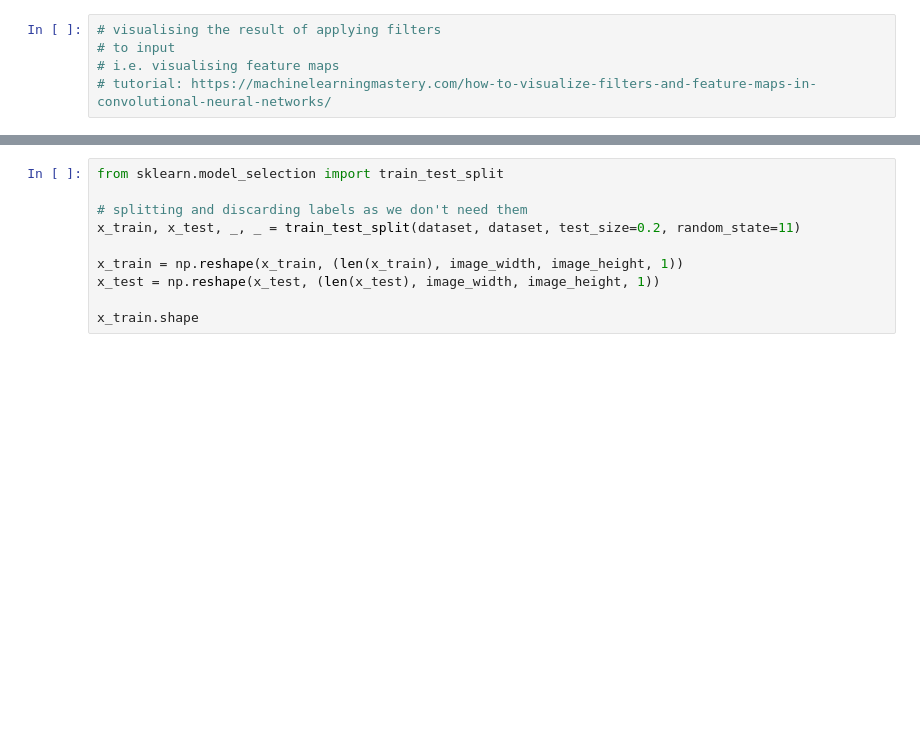
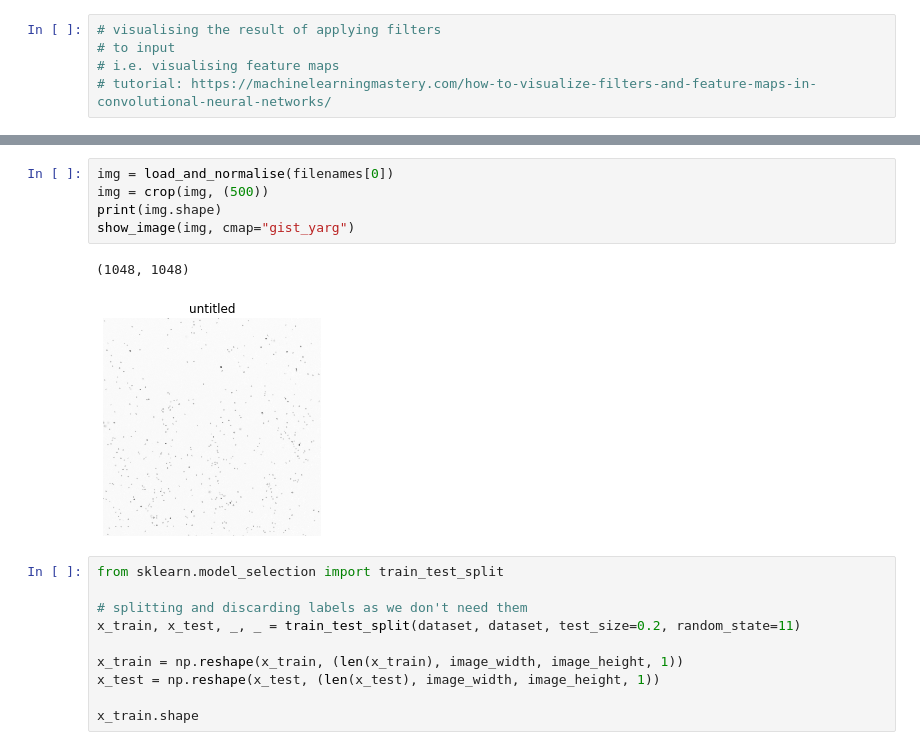
Before and after one commit to leonore/deep-learning-for-immune-cells, a Jupyter notebook: src/visualise_filters.ipynb, the cells around one changed output, grey strips where cells are left out. Saved outputs shown, nothing was run; the diff lists cells and outputs as text; blank space fills up the shorter version.

```diff
--- a/src/visualise_filters.ipynb
+++ b/src/visualise_filters.ipynb
@@ -68,3 +115,11 @@ Could not find a format to read the specified file in mode 'i'
+# %%
+img = load_and_normalise(filenames[0])
+img = crop(img, (500))
+print(img.shape)
+show_image(img, cmap="gist_yarg")
+# %% [output]
+(1048, 1048)
+[figure, added]
 # %%
 from sklearn.model_selection import train_test_split
 
```
Also changed, not shown: parts of 24 cells of this notebook, 2 other files.
